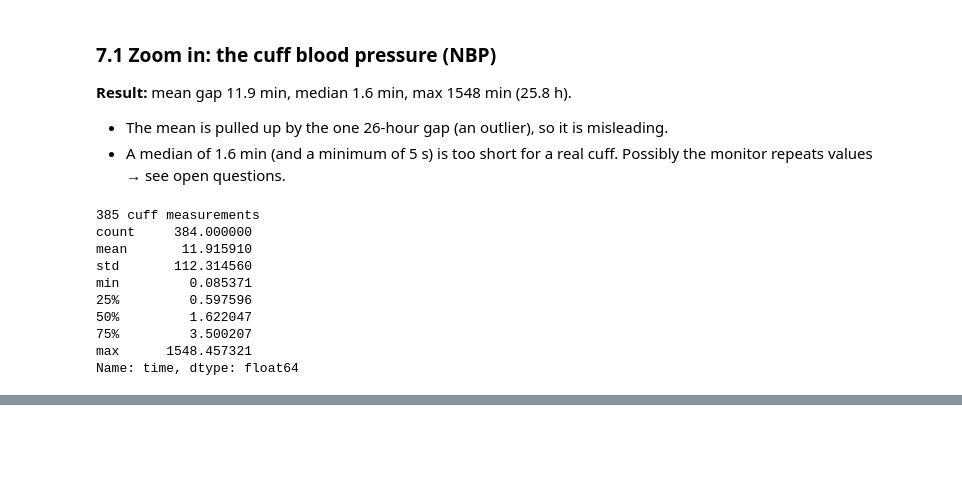
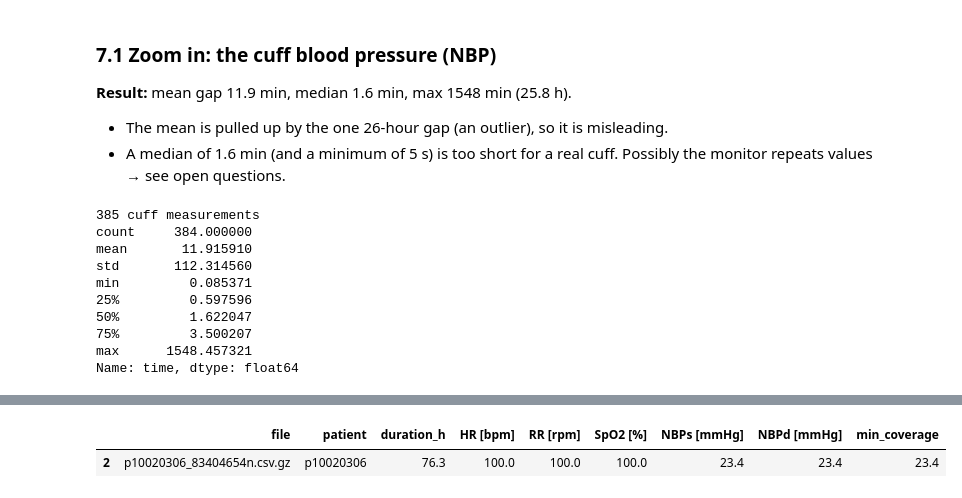
Before and after one commit to catalinabatalla/Final-project-AI-industry, a Jupyter notebook: notebooks/00_patient_selection.ipynb, the cells around one changed output, grey strips where cells are left out. Cells and saved outputs as stored; diff of their text form; code cells hidden in the pictures; blank space fills up the shorter version.

```diff
--- a/notebooks/00_patient_selection.ipynb
+++ b/notebooks/00_patient_selection.ipynb
@@ -227,0 +291,5 @@ Name: time, dtype: float64
+# %%
+coverage[coverage["patient"] == "p10020306"]
+# %% [output]
+|  | file | patient | duration_h | HR [bpm] | RR [rpm] | SpO2 [%] | NBPs [mmHg] | NBPd [mmHg] | min_coverage |
+| 2 | p10020306_83404654n.csv.gz | p10020306 | 76.3 | 100.0 | 100.0 | 100.0 | 23.4 | 23.4 | 23.4 |
```
Also changed, not shown: parts of 15 cells of this notebook, 1 other file.
